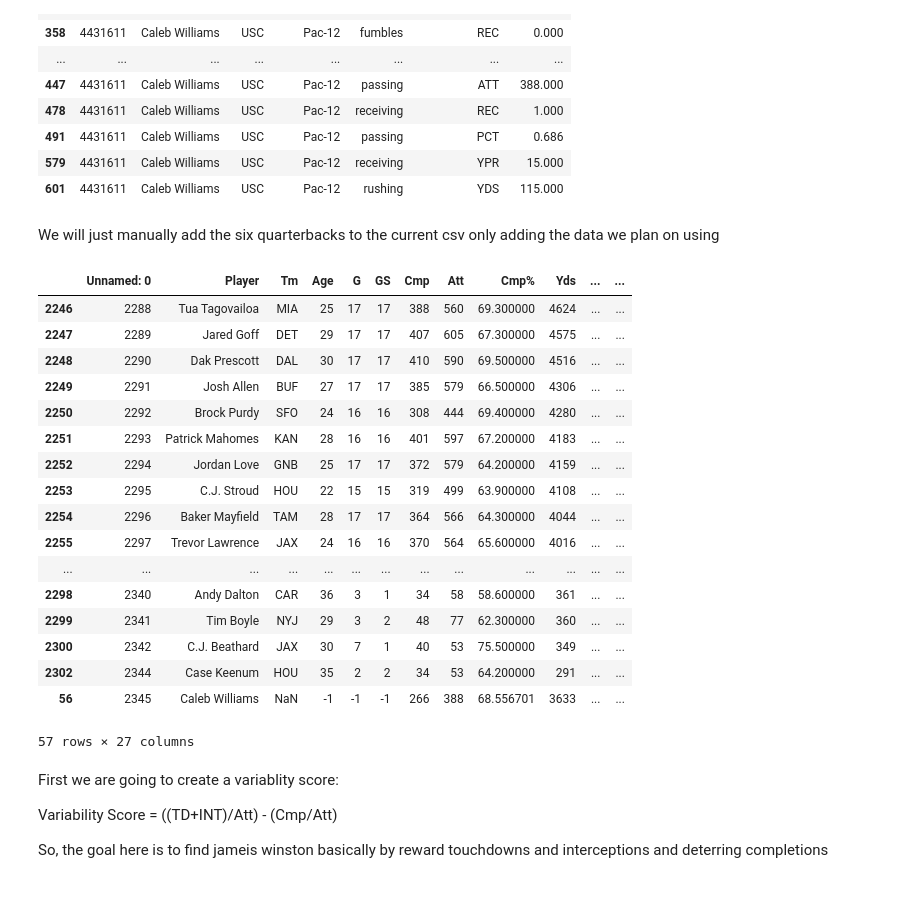
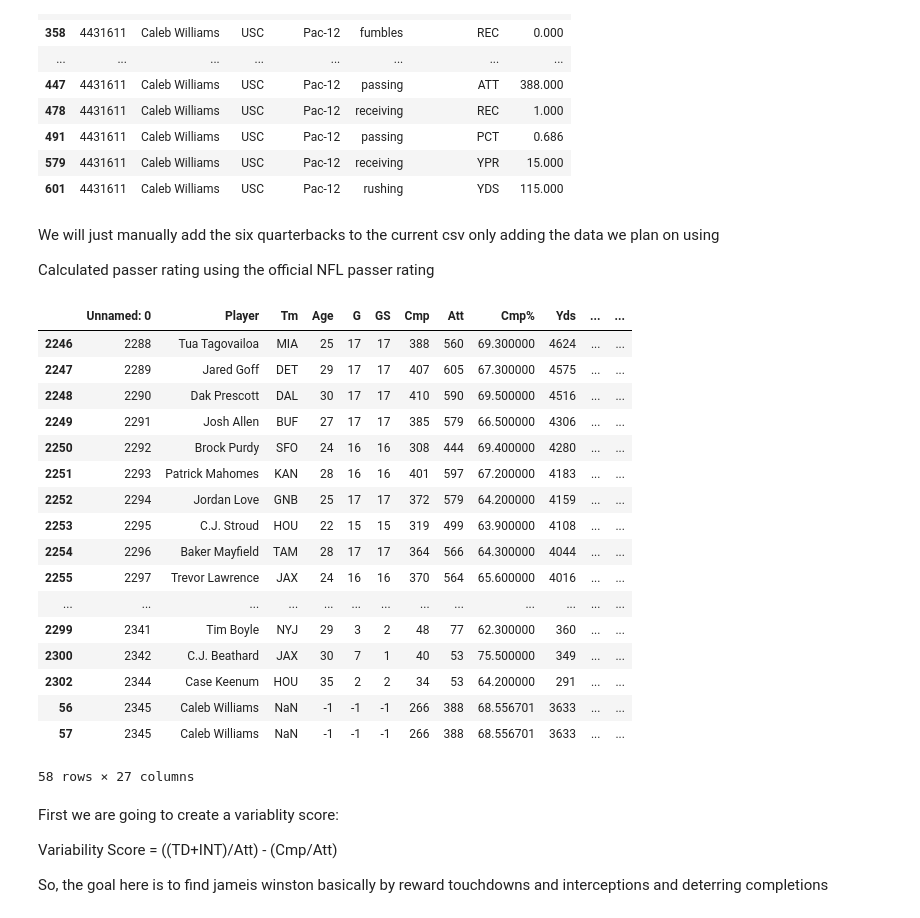
Before and after one commit to DanielFlores2327/kMeans_NFL_rookie_comparison, a Jupyter notebook: kmeans.ipynb, the cells around one changed output. Cells and saved outputs as stored; diff of their text form; code cells hidden in the pictures.

Commit message:
cleaned data

```diff
--- a/kmeans.ipynb
+++ b/kmeans.ipynb
@@ -55,6 +55,8 @@ usc_clean
 | 601 | 4431611 | Caleb Williams | USC | Pac-12 | rushing | YDS | 115.000 |
 # %% [markdown]
 We will just manually add the six quarterbacks to the current csv only adding the data we plan on using
+
+Calculated passer rating using the official NFL passer rating
 # %%
 comp = 266
 att = 388
@@ -65,29 +67,34 @@ yards = 3633
 touchdowns = 30
 yards_per = yards / att
 int = 5
+a = ((comp / att) - 0.3) * 5
+b = ((yards / att) - 3) * 0.25
+c = ((touchdowns/att)) * 20
+d = 2.375 - ((int / att)*25)
+rating = ((a+b+c+d)/6)*100
 # %%
 index = len(passing_clean)
-passing_clean.loc[index] = [2345, 'Caleb Williams', 'NaN', -1, -1, -1, comp, att, comp_percent, yards, touchdowns, -1, 5, -1, -1, -1, yards_per, -1, -1, -1, -1, -1, -1, -1, -1, -1, -1]
+passing_clean.loc[index] = [2345, 'Caleb Williams', 'NaN', -1, -1, -1, comp, att, comp_percent, yards, touchdowns, -1, 5, -1, -1, -1, yards_per, -1, -1, -1, rating, -1, -1, -1, -1, -1, -1]
 passing_clean
 # %% [output]
 |  | Unnamed: 0 | Player | Tm | Age | G | GS | Cmp | Att | Cmp% | Yds | ... | ... |
 | 2246 | 2288 | Tua Tagovailoa | MIA | 25 | 17 | 17 | 388 | 560 | 69.300000 | 4624 | ... | ... |
 | 2247 | 2289 | Jared Goff | DET | 29 | 17 | 17 | 407 | 605 | 67.300000 | 4575 | ... | ... |
 | 2248 | 2290 | Dak Prescott | DAL | 30 | 17 | 17 | 410 | 590 | 69.500000 | 4516 | ... | ... |
 | 2249 | 2291 | Josh Allen | BUF | 27 | 17 | 17 | 385 | 579 | 66.500000 | 4306 | ... | ... |
 | 2250 | 2292 | Brock Purdy | SFO | 24 | 16 | 16 | 308 | 444 | 69.400000 | 4280 | ... | ... |
 | 2251 | 2293 | Patrick Mahomes | KAN | 28 | 16 | 16 | 401 | 597 | 67.200000 | 4183 | ... | ... |
 | 2252 | 2294 | Jordan Love | GNB | 25 | 17 | 17 | 372 | 579 | 64.200000 | 4159 | ... | ... |
 | 2253 | 2295 | C.J. Stroud | HOU | 22 | 15 | 15 | 319 | 499 | 63.900000 | 4108 | ... | ... |
 | 2254 | 2296 | Baker Mayfield | TAM | 28 | 17 | 17 | 364 | 566 | 64.300000 | 4044 | ... | ... |
 | 2255 | 2297 | Trevor Lawrence | JAX | 24 | 16 | 16 | 370 | 564 | 65.600000 | 4016 | ... | ... |
 | ... | ... | ... | ... | ... | ... | ... | ... | ... | ... | ... | ... | ... |
-| 2298 | 2340 | Andy Dalton | CAR | 36 | 3 | 1 | 34 | 58 | 58.600000 | 361 | ... | ... |
 | 2299 | 2341 | Tim Boyle | NYJ | 29 | 3 | 2 | 48 | 77 | 62.300000 | 360 | ... | ... |
 | 2300 | 2342 | C.J. Beathard | JAX | 30 | 7 | 1 | 40 | 53 | 75.500000 | 349 | ... | ... |
 | 2302 | 2344 | Case Keenum | HOU | 35 | 2 | 2 | 34 | 53 | 64.200000 | 291 | ... | ... |
 | 56 | 2345 | Caleb Williams | NaN | -1 | -1 | -1 | 266 | 388 | 68.556701 | 3633 | ... | ... |
+| 57 | 2345 | Caleb Williams | NaN | -1 | -1 | -1 | 266 | 388 | 68.556701 | 3633 | ... | ... |
-57 rows × 27 columns
+58 rows × 27 columns
 # %% [markdown]
 First we are going to create a variablity score:
 
```
Also changed, not shown: parts of 2 cells of this notebook.
